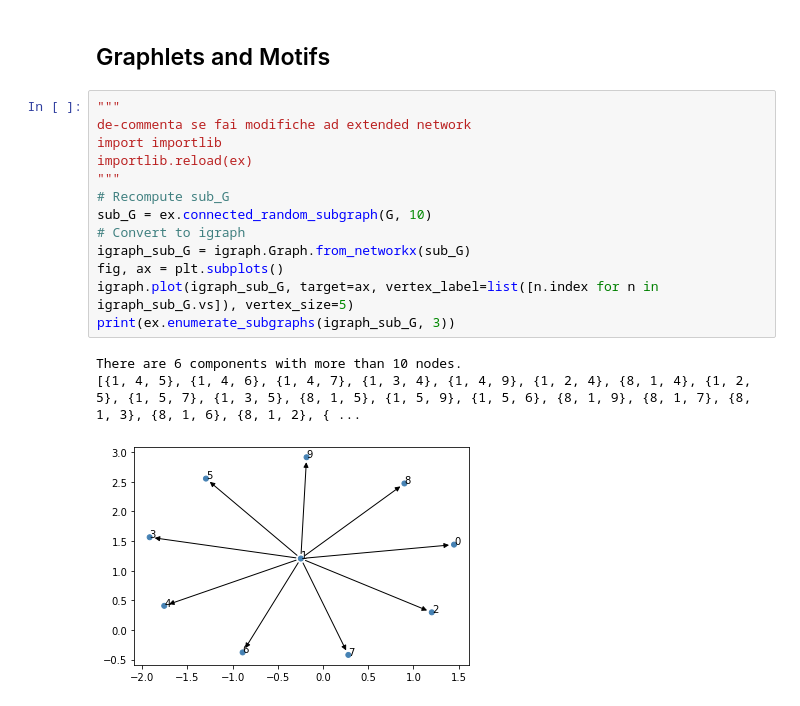
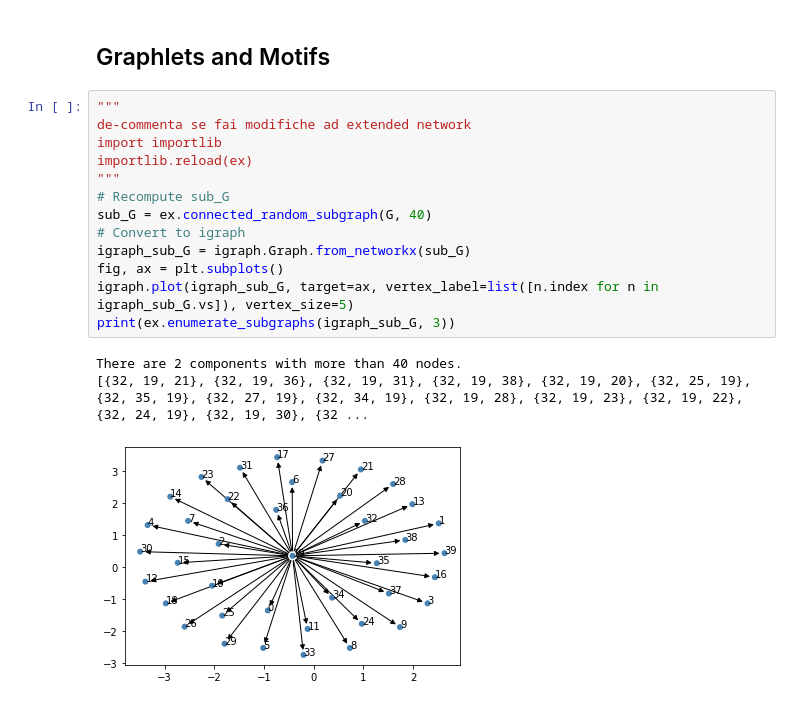
Before and after one commit to CremaLuca/Lfn-stonks, a Jupyter notebook: notebook.ipynb, the cells around one changed output. Drawn from its saved outputs; the diff is of its cells as text.

```diff
--- a/notebook.ipynb
+++ b/notebook.ipynb
@@ -137,17 +137,17 @@ ax.scatter(model.wv.vectors[:, 0], model.wv.vectors[:, 1])
 # %%
 """
 de-commenta se fai modifiche ad extended network
 import importlib
 importlib.reload(ex)
 """
 # Recompute sub_G
-sub_G = ex.connected_random_subgraph(G, 10)
+sub_G = ex.connected_random_subgraph(G, 40)
 # Convert to igraph
 igraph_sub_G = igraph.Graph.from_networkx(sub_G)
 fig, ax = plt.subplots()
 igraph.plot(igraph_sub_G, target=ax, vertex_label=list([n.index for n in igraph_sub_G.vs]), vertex_size=5)
 print(ex.enumerate_subgraphs(igraph_sub_G, 3))
 # %% [output]
-There are 6 components with more than 10 nodes.
-[{1, 4, 5}, {1, 4, 6}, {1, 4, 7}, {1, 3, 4}, {1, 4, 9}, {1, 2, 4}, {8, 1, 4}, {1, 2, 5}, {1, 5, 7}, {1, 3, 5}, {8, 1, 5}, {1, 5, 9}, {1, 5, 6}, {8, 1, 9}, {8, 1, 7}, {8, 1, 3}, {8, 1, 6}, {8, 1, 2}, { ...
+There are 2 components with more than 40 nodes.
+[{32, 19, 21}, {32, 19, 36}, {32, 19, 31}, {32, 19, 38}, {32, 19, 20}, {32, 25, 19}, {32, 35, 19}, {32, 27, 19}, {32, 34, 19}, {32, 19, 28}, {32, 19, 23}, {32, 19, 22}, {32, 24, 19}, {32, 19, 30}, {32 ...
-[figure, old version]
+[figure, new version]
```
Also changed, not shown: parts of 6 cells of this notebook, 1 other file.
